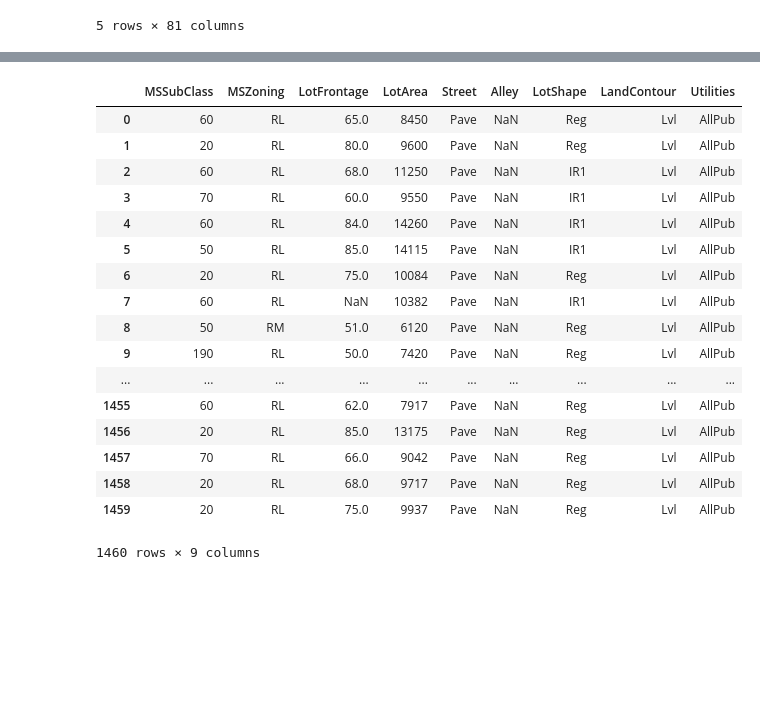
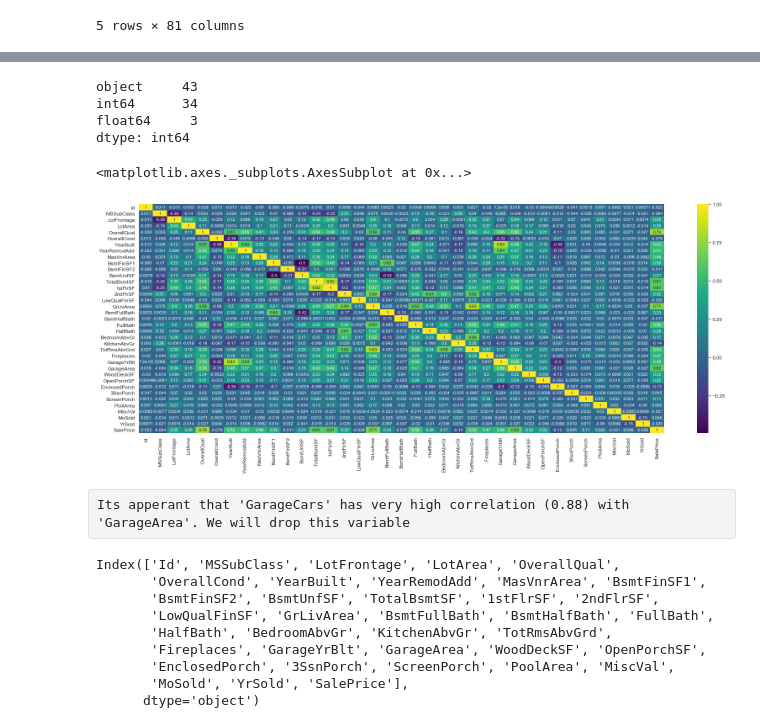
Before and after one commit to parthapbn/PythonProjects, a Jupyter notebook: ML_Kaggle/House_Price/housePrice.ipynb, the cells around one changed output, grey strips where cells are left out. Drawn from its saved outputs; the diff is of its cells as text; code cells hidden in the pictures; blank space fills up the shorter version.

```diff
--- a/ML_Kaggle/House_Price/housePrice.ipynb
+++ b/ML_Kaggle/House_Price/housePrice.ipynb
@@ -9,6 +9,12 @@ os.getcwd()
 import numpy as np
 import pandas as pd
 
+import matplotlib as mpl
 import matplotlib.pyplot as plt
 import seaborn as sns
+
+# To plot pretty figures
 %matplotlib inline
+mpl.rc('axes', labelsize=14)
+mpl.rc('xtick', labelsize=12)
+mpl.rc('ytick', labelsize=12)
@@ -270,2 +37,0 @@ plt.tight_layout()
-# %%
-sns.set()
@@ -292,21 +38,20 @@ sns.pairplot(housingData.iloc[:, list(range(40,60))])
-# %%
-housingData.iloc[:, list(range(1,10))]
-# %% [output]
-|  | MSSubClass | MSZoning | LotFrontage | LotArea | Street | Alley | LotShape | LandContour | Utilities |
-| 0 | 60 | RL | 65.0 | 8450 | Pave | NaN | Reg | Lvl | AllPub |
-| 1 | 20 | RL | 80.0 | 9600 | Pave | NaN | Reg | Lvl | AllPub |
-| 2 | 60 | RL | 68.0 | 11250 | Pave | NaN | IR1 | Lvl | AllPub |
-| 3 | 70 | RL | 60.0 | 9550 | Pave | NaN | IR1 | Lvl | AllPub |
-| 4 | 60 | RL | 84.0 | 14260 | Pave | NaN | IR1 | Lvl | AllPub |
-| 5 | 50 | RL | 85.0 | 14115 | Pave | NaN | IR1 | Lvl | AllPub |
-| 6 | 20 | RL | 75.0 | 10084 | Pave | NaN | Reg | Lvl | AllPub |
-| 7 | 60 | RL | NaN | 10382 | Pave | NaN | IR1 | Lvl | AllPub |
-| 8 | 50 | RM | 51.0 | 6120 | Pave | NaN | Reg | Lvl | AllPub |
-| 9 | 190 | RL | 50.0 | 7420 | Pave | NaN | Reg | Lvl | AllPub |
-| ... | ... | ... | ... | ... | ... | ... | ... | ... | ... |
-| 1455 | 60 | RL | 62.0 | 7917 | Pave | NaN | Reg | Lvl | AllPub |
-| 1456 | 20 | RL | 85.0 | 13175 | Pave | NaN | Reg | Lvl | AllPub |
-| 1457 | 70 | RL | 66.0 | 9042 | Pave | NaN | Reg | Lvl | AllPub |
-| 1458 | 20 | RL | 68.0 | 9717 | Pave | NaN | Reg | Lvl | AllPub |
-| 1459 | 20 | RL | 75.0 | 9937 | Pave | NaN | Reg | Lvl | AllPub |
-1460 rows × 9 columns
+# %%
+# Subsetting data with numerical & object columns
+housingData.dtypes.value_counts()
+# %% [output]
+object     43
+int64      34
+float64     3
+dtype: int64
+# %%
+housingDataNum = housingData.select_dtypes(include= ['int64', 'float64'])
+housingDataCat = housingData.select_dtypes(exclude= ['int64', 'float64'])
+# %%
+# Correlation assessment
+plt.figure(figsize= (28,10))
+sns.heatmap(housingDataNum.corr(), cmap = 'viridis', annot= True)
+# %% [output]
+<matplotlib.axes._subplots.AxesSubplot at 0x...>
+[figure, added]
+# %% [raw]
+Its apperant that 'GarageCars' has very high correlation (0.88) with 'GarageArea'. We will drop this variable
@@ -312,0 +60,12 @@ housingData.iloc[:, list(range(1,10))]
+# %%
+housingDataNum.columns
+# %% [output]
+Index(['Id', 'MSSubClass', 'LotFrontage', 'LotArea', 'OverallQual',
+       'OverallCond', 'YearBuilt', 'YearRemodAdd', 'MasVnrArea', 'BsmtFinSF1',
+       'BsmtFinSF2', 'BsmtUnfSF', 'TotalBsmtSF', '1stFlrSF', '2ndFlrSF',
+       'LowQualFinSF', 'GrLivArea', 'BsmtFullBath', 'BsmtHalfBath', 'FullBath',
+       'HalfBath', 'BedroomAbvGr', 'KitchenAbvGr', 'TotRmsAbvGrd',
+       'Fireplaces', 'GarageYrBlt', 'GarageArea', 'WoodDeckSF', 'OpenPorchSF',
+       'EnclosedPorch', '3SsnPorch', 'ScreenPorch', 'PoolArea', 'MiscVal',
+       'MoSold', 'YrSold', 'SalePrice'],
+      dtype='object')
```
Also changed, not shown: parts of 44 cells of this notebook.
